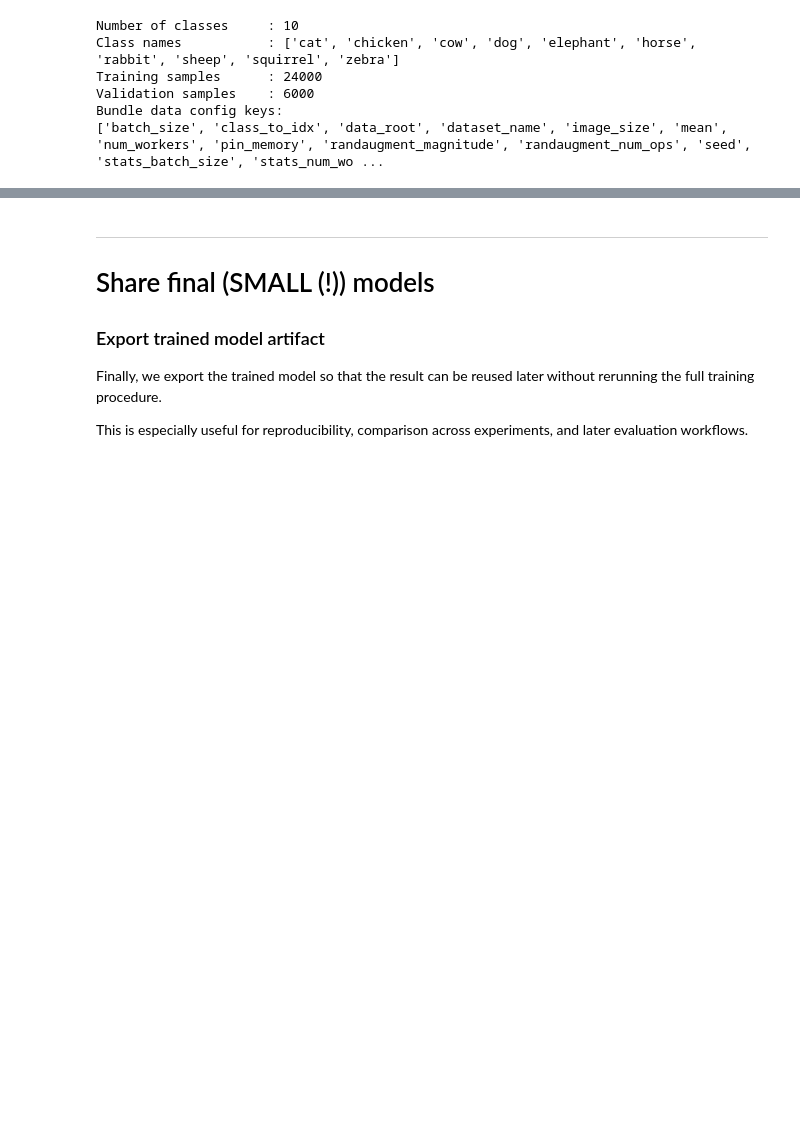
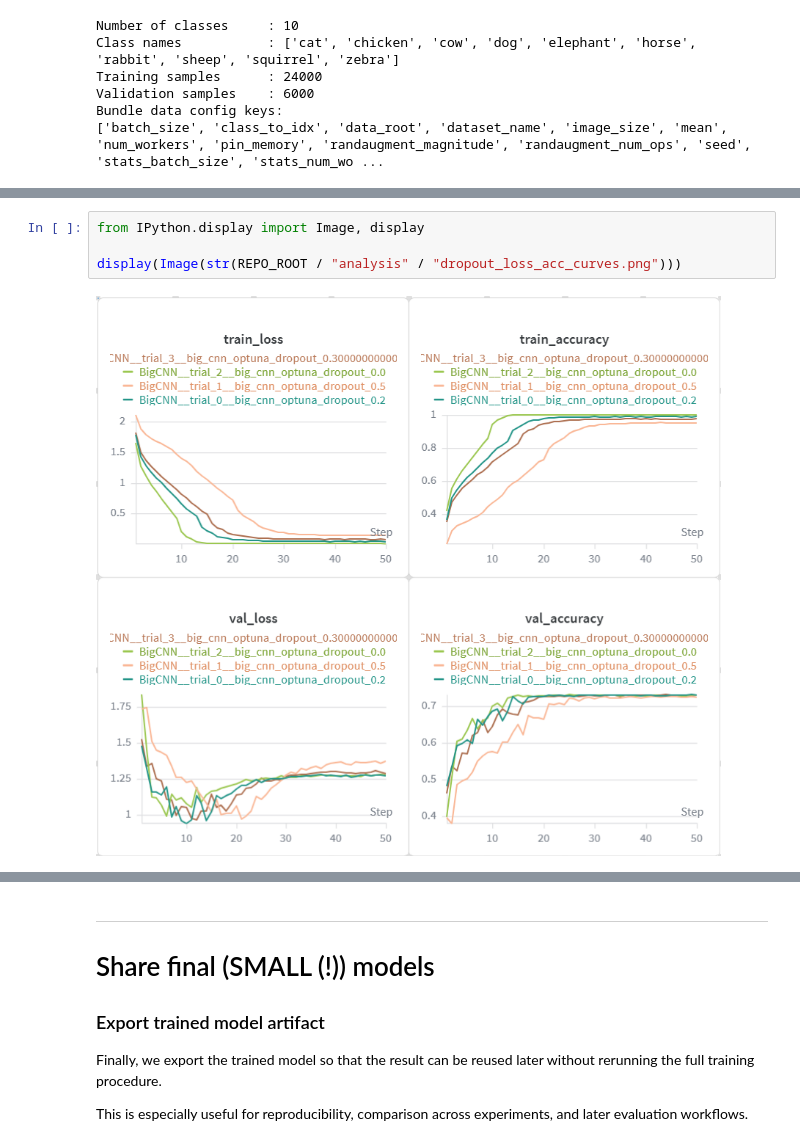
Before and after one commit to Rinovative/MSE_FTP_DeLearn, a Jupyter notebook: notebooks/01_cnn_icosimal.ipynb, the cells around one changed output, grey strips where cells are left out. Drawn from its saved outputs; the diff is of its cells as text; blank space fills up the shorter version.

Commit message:
doc: added dropout results to notebook

```diff
--- a/notebooks/01_cnn_icosimal.ipynb
+++ b/notebooks/01_cnn_icosimal.ipynb
@@ -1408,0 +1386,6 @@ VBox(children=(ToggleButton(value=False, button_style='info', description='Open
+# %%
+from IPython.display import Image, display
+
+display(Image(str(REPO_ROOT / "analysis" / "dropout_loss_acc_curves.png")))
+# %% [output]
+[figure, added]
```
Also changed, not shown: parts of 7 cells of this notebook, 1 other file.
